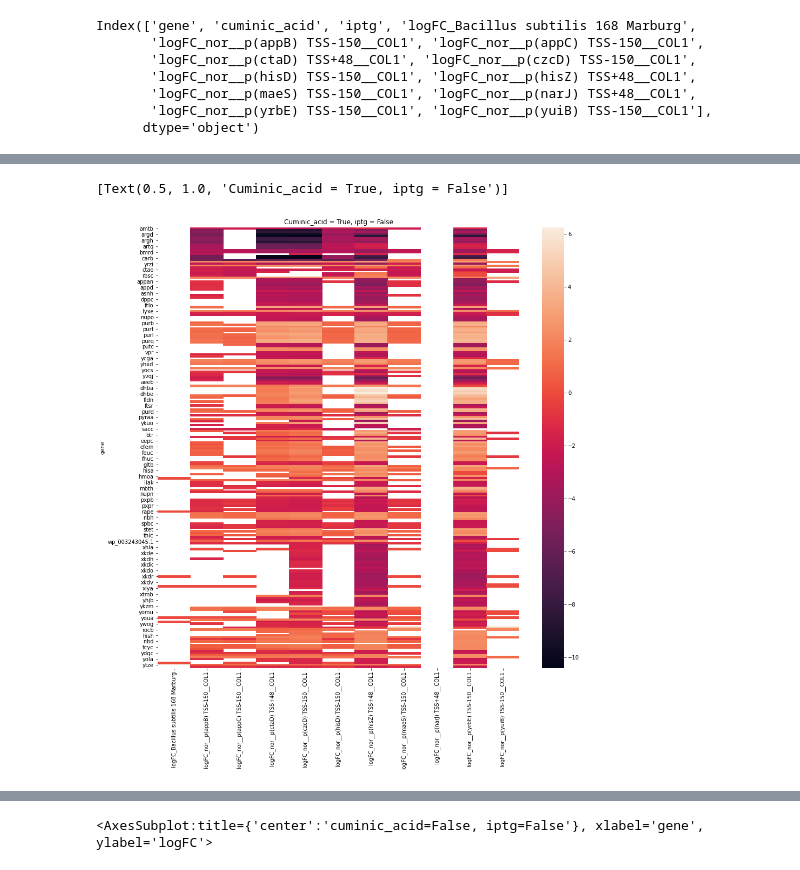
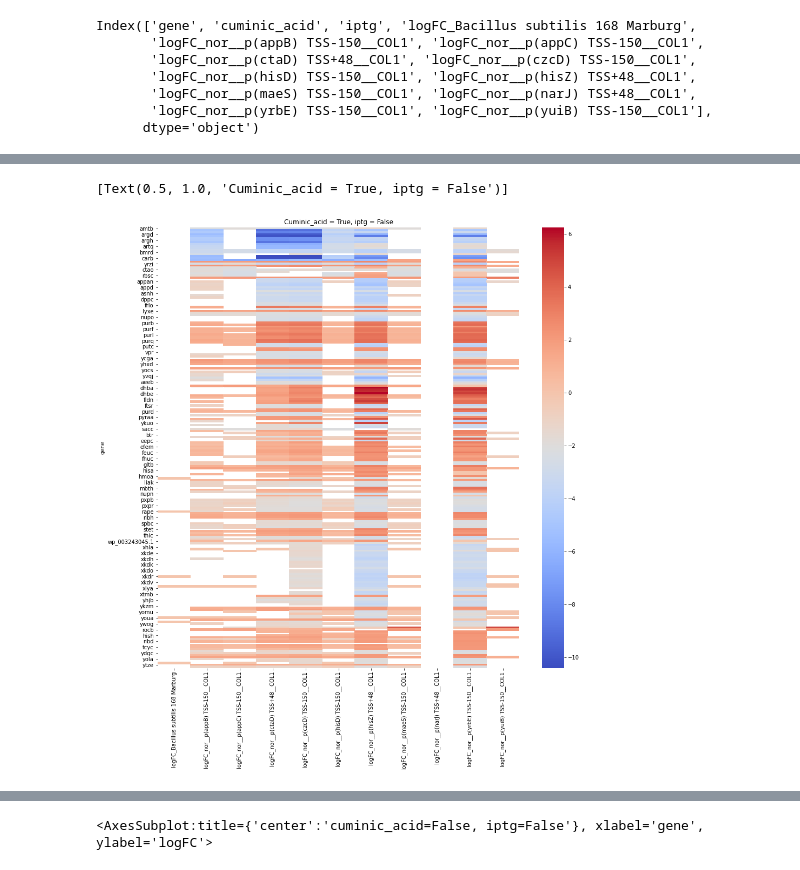
Before and after one commit to SD2E/omics_tools, a Jupyter notebook: notebooks/Endogenous_Promoter.ipynb, the cells around one changed output, grey strips where cells are left out. Cells and saved outputs as stored; diff of their text form; code cells hidden in the pictures.

Commit message:
updated the palette for heatmaps

```diff
--- a/notebooks/Endogenous_Promoter.ipynb
+++ b/notebooks/Endogenous_Promoter.ipynb
@@ -145,10 +145,10 @@ df2c=df2c.drop(columns=['cuminic_acid', 'iptg'], axis=1)
 # %%
 df3=df2a.set_index('gene')
 plt.figure(figsize=(15,15))
-sns.heatmap(df3).set(title="Cuminic_acid = True, iptg = False")
+sns.heatmap(df3, cmap="coolwarm").set(title="Cuminic_acid = True, iptg = False")
 # %% [output]
 [Text(0.5, 1.0, 'Cuminic_acid = True, iptg = False')]
-[figure, old version]
+[figure, new version]
 # %%
 df3=df2b.set_index('gene')
 plt.figure(figsize=(15,15))
```
Also changed, not shown: parts of 2 cells of this notebook.
